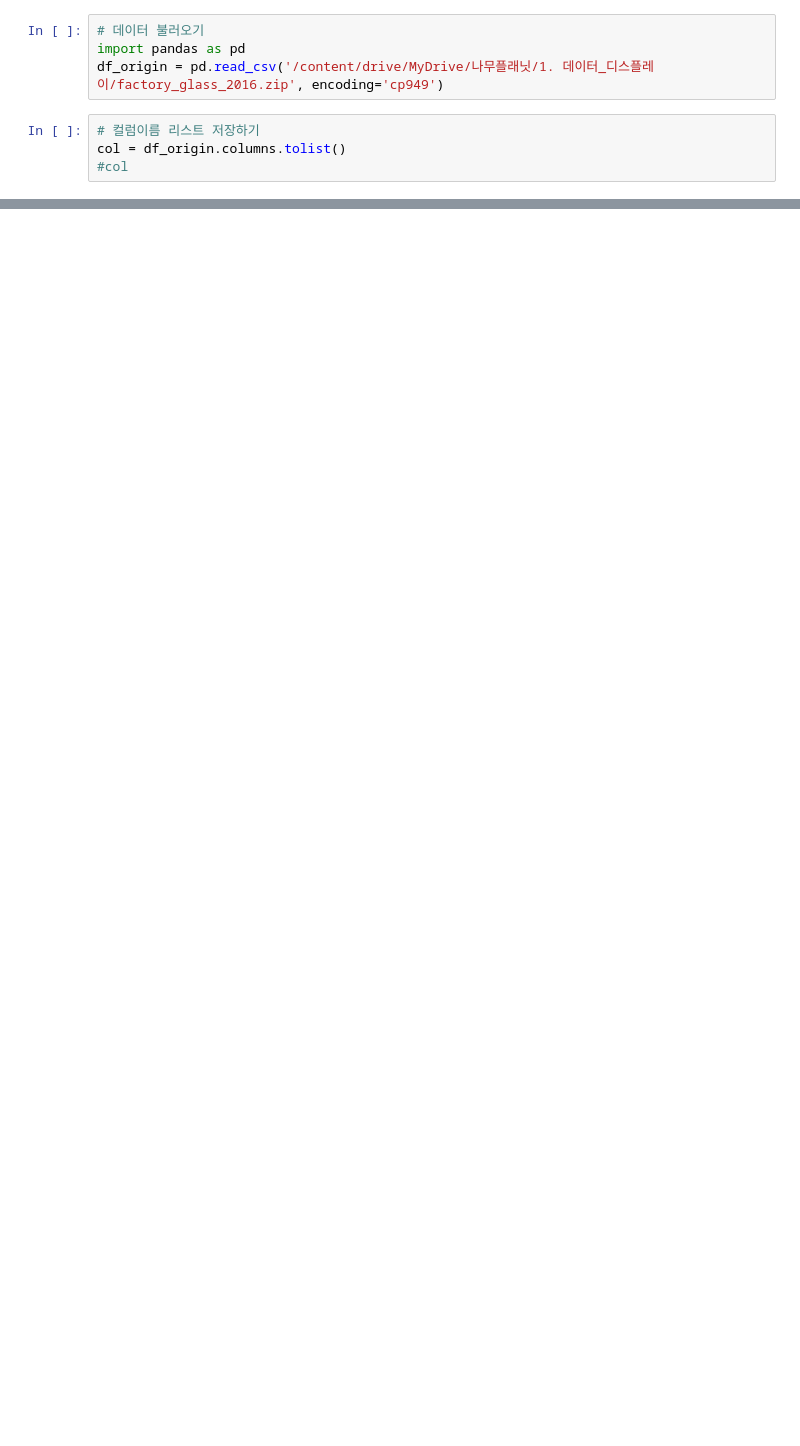
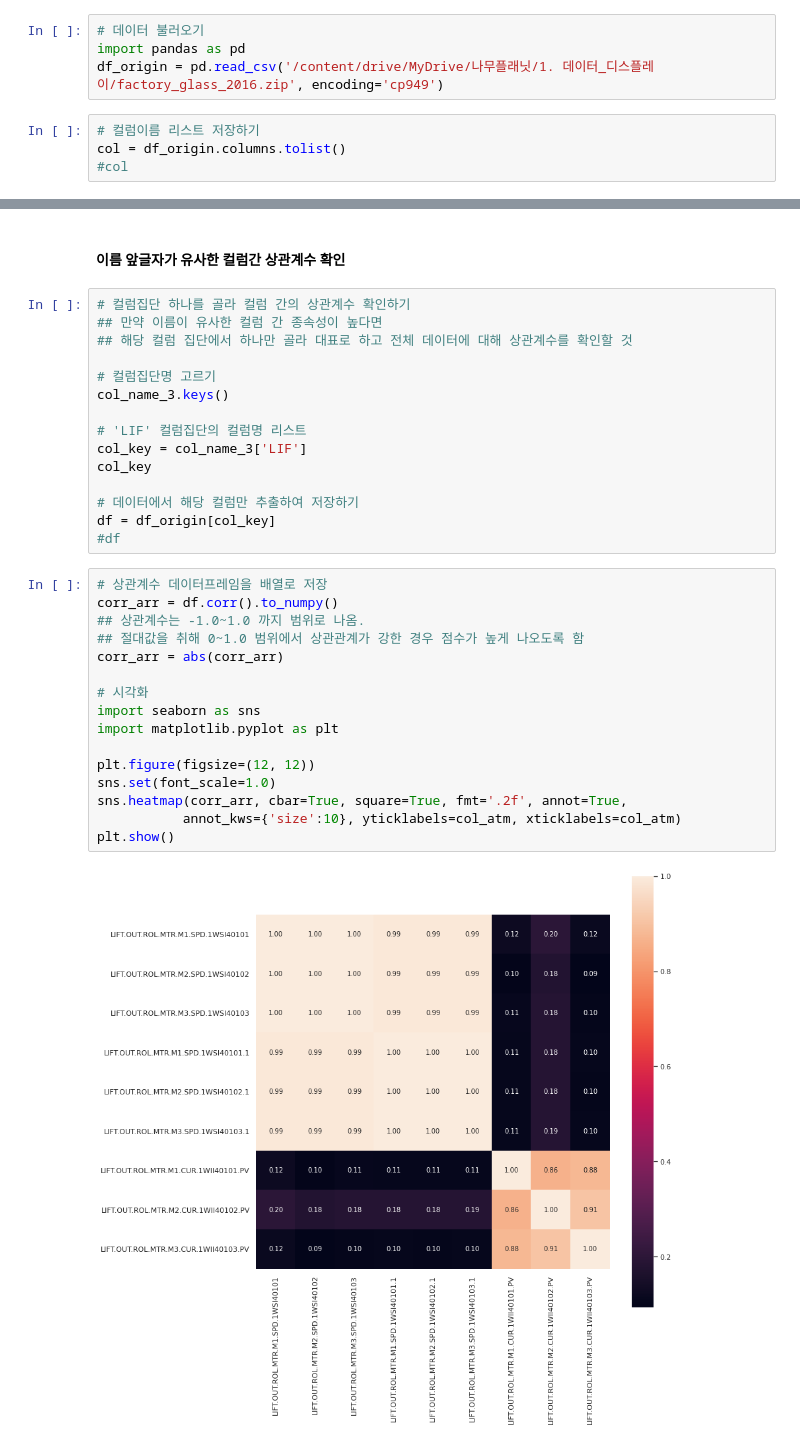
Before and after one commit to ammobam/Display_SensorData, a Jupyter notebook: 210731_데이터_탐색(4)컬럼_분류.ipynb, the cells around one changed output, grey strips where cells are left out. Saved outputs shown, nothing was run; the diff lists cells and outputs as text; blank space fills up the shorter version.

Commit message:
Left, Right 생산라인별 분류 성공. heatmap 그려서 비교.

```diff
--- a/210731_데이터_탐색(4)컬럼_분류.ipynb
+++ b/210731_데이터_탐색(4)컬럼_분류.ipynb
@@ -142,0 +267,35 @@ for key in col_name_3:
+# %% [markdown]
+#### 이름 앞글자가 유사한 컬럼간 상관계수 확인
+# %%
+# 컬럼집단 하나를 골라 컬럼 간의 상관계수 확인하기
+## 만약 이름이 유사한 컬럼 간 종속성이 높다면
+## 해당 컬럼 집단에서 하나만 골라 대표로 하고 전체 데이터에 대해 상관계수를 확인할 것
+
+# 컬럼집단명 고르기
+col_name_3.keys()
+
+# 'LIF' 컬럼집단의 컬럼명 리스트
+col_key = col_name_3['LIF']
+col_key
+
+# 데이터에서 해당 컬럼만 추출하여 저장하기
+df = df_origin[col_key]
+#df
+# %%
+# 상관계수 데이터프레임을 배열로 저장
+corr_arr = df.corr().to_numpy()
+## 상관계수는 -1.0~1.0 까지 범위로 나옴.
+## 절대값을 취해 0~1.0 범위에서 상관관계가 강한 경우 점수가 높게 나오도록 함
+corr_arr = abs(corr_arr)
+
+# 시각화
+import seaborn as sns
+import matplotlib.pyplot as plt
+
+plt.figure(figsize=(12, 12))
+sns.set(font_scale=1.0)
+sns.heatmap(corr_arr, cbar=True, square=True, fmt='.2f', annot=True,
+           annot_kws={'size':10}, yticklabels=col_atm, xticklabels=col_atm)
+plt.show()
+# %% [output]
+[figure, added]
```
Also changed, not shown: parts of 32 cells of this notebook.
